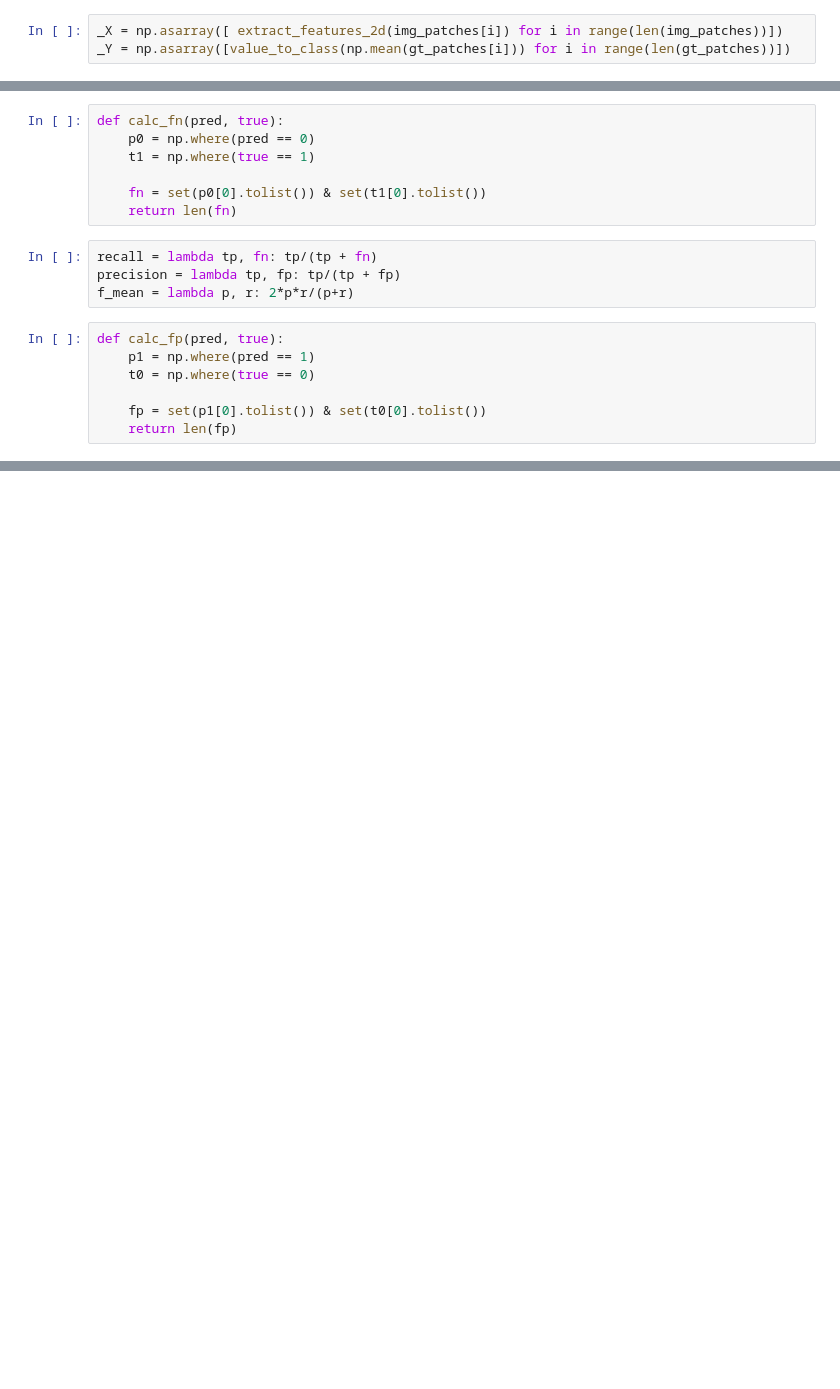
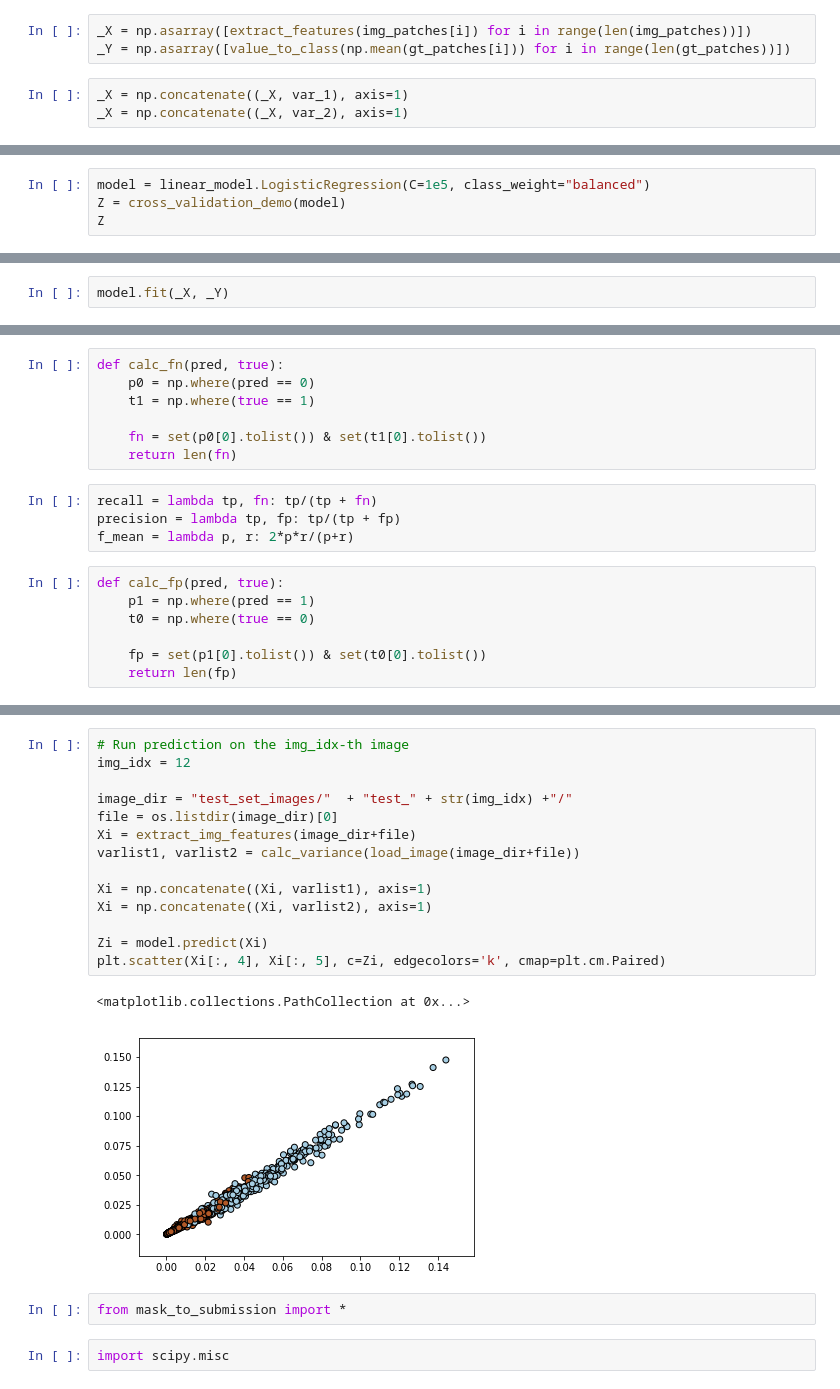
Before and after one commit to korel-one/ML2, a Jupyter notebook: CrossValidation.ipynb, the cells around one changed output, grey strips where cells are left out. Cells and saved outputs as stored; diff of their text form; blank space fills up the shorter version.

```diff
--- a/CrossValidation.ipynb
+++ b/CrossValidation.ipynb
@@ -106,8 +172,11 @@ def extract_img_features(filename):
     X = np.asarray([ extract_features_2d(img_patches[i]) for i in range(len(img_patches))])
     return X
 # %%
-_X = np.asarray([ extract_features_2d(img_patches[i]) for i in range(len(img_patches))])
+_X = np.asarray([extract_features(img_patches[i]) for i in range(len(img_patches))])
 _Y = np.asarray([value_to_class(np.mean(gt_patches[i])) for i in range(len(gt_patches))])
+# %%
+_X = np.concatenate((_X, var_1), axis=1)
+_X = np.concatenate((_X, var_2), axis=1)
 # %%
 _X[0]
 # %% [output]
@@ -168,0 +233,4 @@ Z
+# %%
+model = linear_model.LogisticRegression(C=1e5, class_weight="balanced")
+Z = cross_validation_demo(model)
+Z
@@ -168,0 +246,2 @@ Z
+# %%
+model.fit(_X, _Y)
@@ -193,0 +289,21 @@ def calc_fp(pred, true):
+# %%
+# Run prediction on the img_idx-th image
+img_idx = 12
+
+image_dir = "test_set_images/"  + "test_" + str(img_idx) +"/"
+file = os.listdir(image_dir)[0]
+Xi = extract_img_features(image_dir+file)
+varlist1, varlist2 = calc_variance(load_image(image_dir+file))
+
+Xi = np.concatenate((Xi, varlist1), axis=1)
+Xi = np.concatenate((Xi, varlist2), axis=1)
+
+Zi = model.predict(Xi)
+plt.scatter(Xi[:, 4], Xi[:, 5], c=Zi, edgecolors='k', cmap=plt.cm.Paired)
+# %% [output]
+<matplotlib.collections.PathCollection at 0x...>
+[figure, added]
+# %%
+from mask_to_submission import *
+# %%
+import scipy.misc
```
Also changed, not shown: parts of 17 cells of this notebook, 2 other files.
